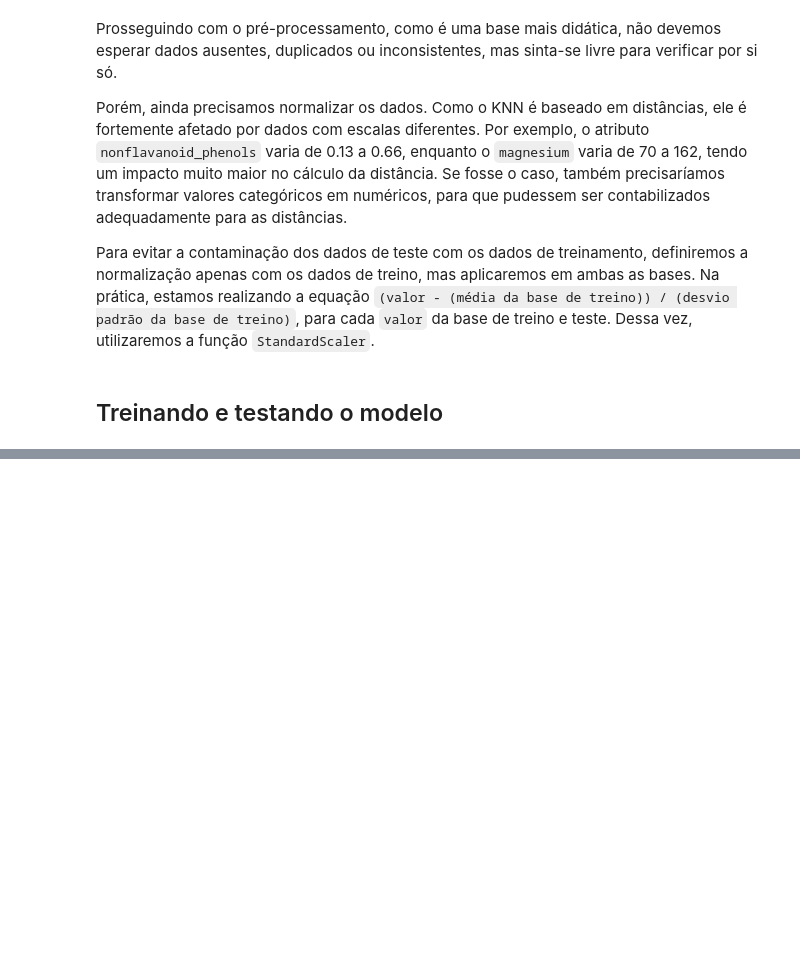
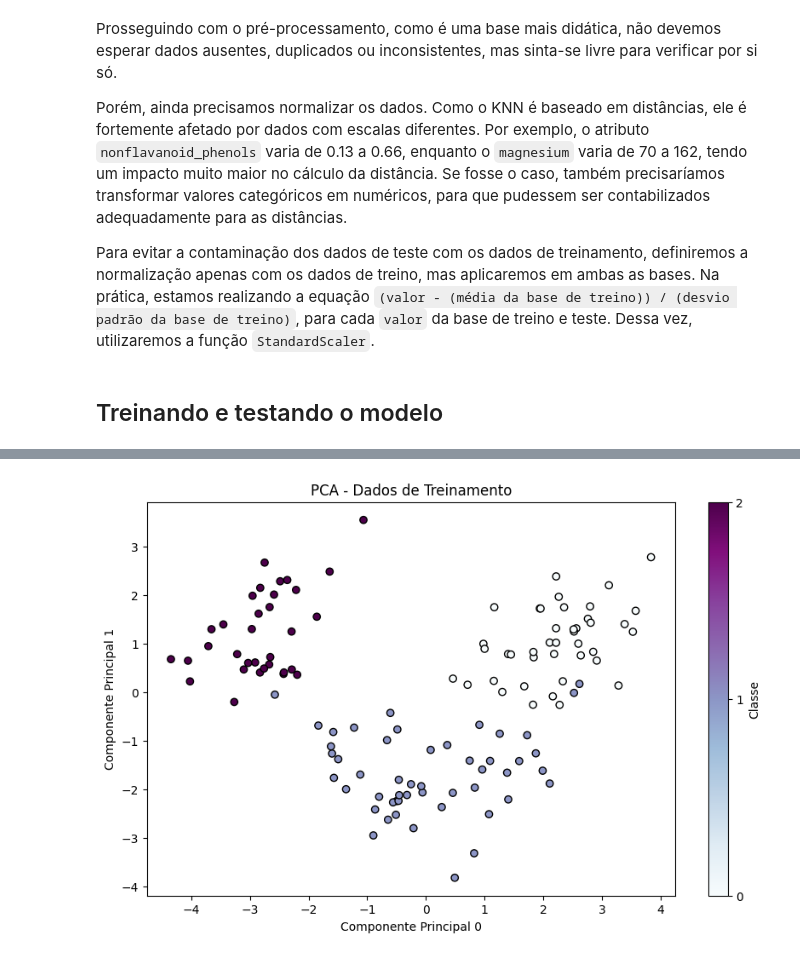
Before and after one commit to henriquemargotte/Aprendizado-de-Maquina-2025-2, a Jupyter notebook: Lab3/lab3.ipynb, the cells around one changed output, grey strips where cells are left out. Drawn from its saved outputs; the diff is of its cells as text; code cells hidden in the pictures; blank space fills up the shorter version.

```diff
--- a/Lab3/lab3.ipynb
+++ b/Lab3/lab3.ipynb
@@ -87,0 +185,11 @@ X_test = scaler.transform(X_test) # transform aplica a transformação aprendida
+# %%
+# scatter plot train data
+plt.figure(figsize=(10, 6))
+scatter = plt.scatter(X_train_pca.iloc[:, 0], X_train_pca.iloc[:, 1], c=y_train, cmap="BuPu", edgecolor="k")
+plt.xlabel("Componente Principal 0")
+plt.ylabel("Componente Principal 1")
+plt.title("PCA - Dados de Treinamento")
+plt.colorbar(scatter, ticks=range(3), label="Classe")
+plt.show()
+# %% [output]
+[figure, added]
```
Also changed, not shown: parts of 10 cells of this notebook.
